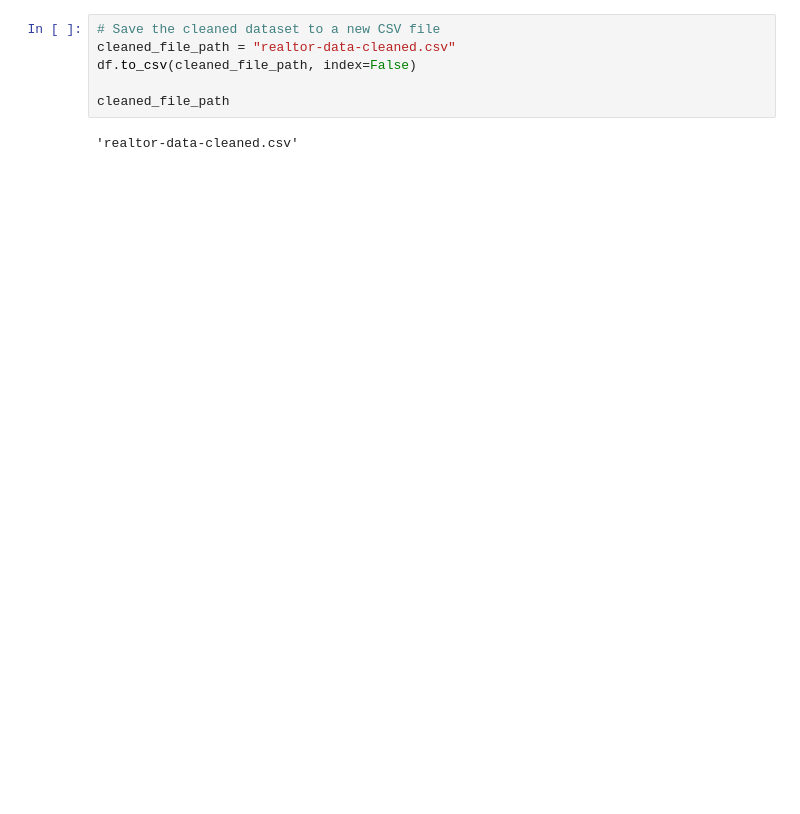
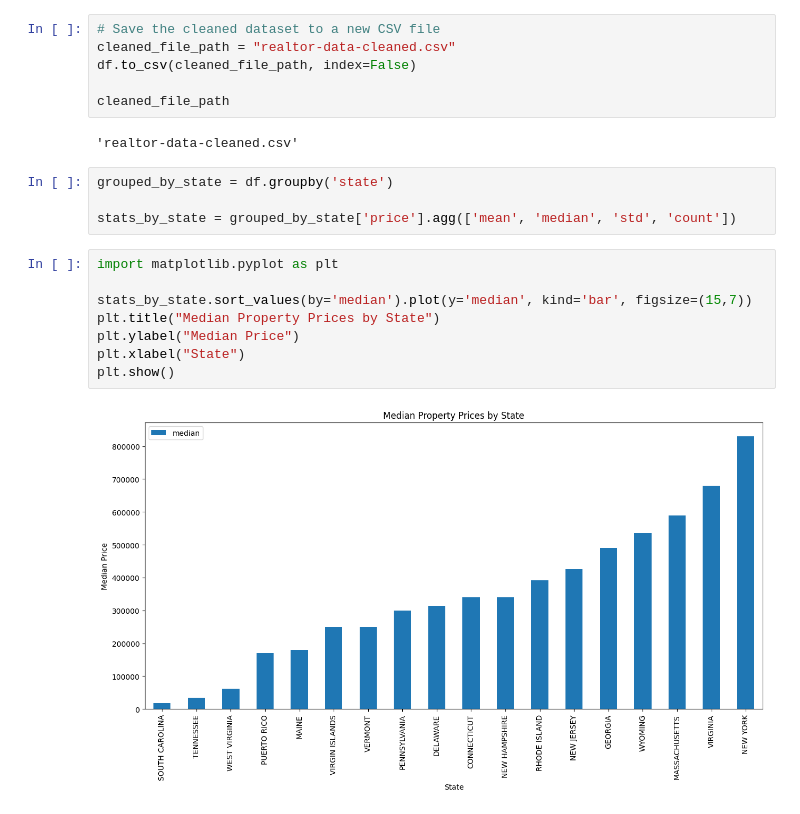
Before and after one commit to cdman334/properties, a Jupyter notebook: property.ipynb, the cells around one changed output. Drawn from its saved outputs; the diff is of its cells as text; blank space fills up the shorter version.

```diff
--- a/property.ipynb
+++ b/property.ipynb
@@ -127,3 +127,17 @@ df.to_csv(cleaned_file_path, index=False)
 cleaned_file_path
 # %% [output]
 'realtor-data-cleaned.csv'
+# %%
+grouped_by_state = df.groupby('state')
+
+stats_by_state = grouped_by_state['price'].agg(['mean', 'median', 'std', 'count'])
+# %%
+import matplotlib.pyplot as plt
+
+stats_by_state.sort_values(by='median').plot(y='median', kind='bar', figsize=(15,7))
+plt.title("Median Property Prices by State")
+plt.ylabel("Median Price")
+plt.xlabel("State")
+plt.show()
+# %% [output]
+[figure, added]
```
Also changed, not shown: parts of 2 cells of this notebook.
